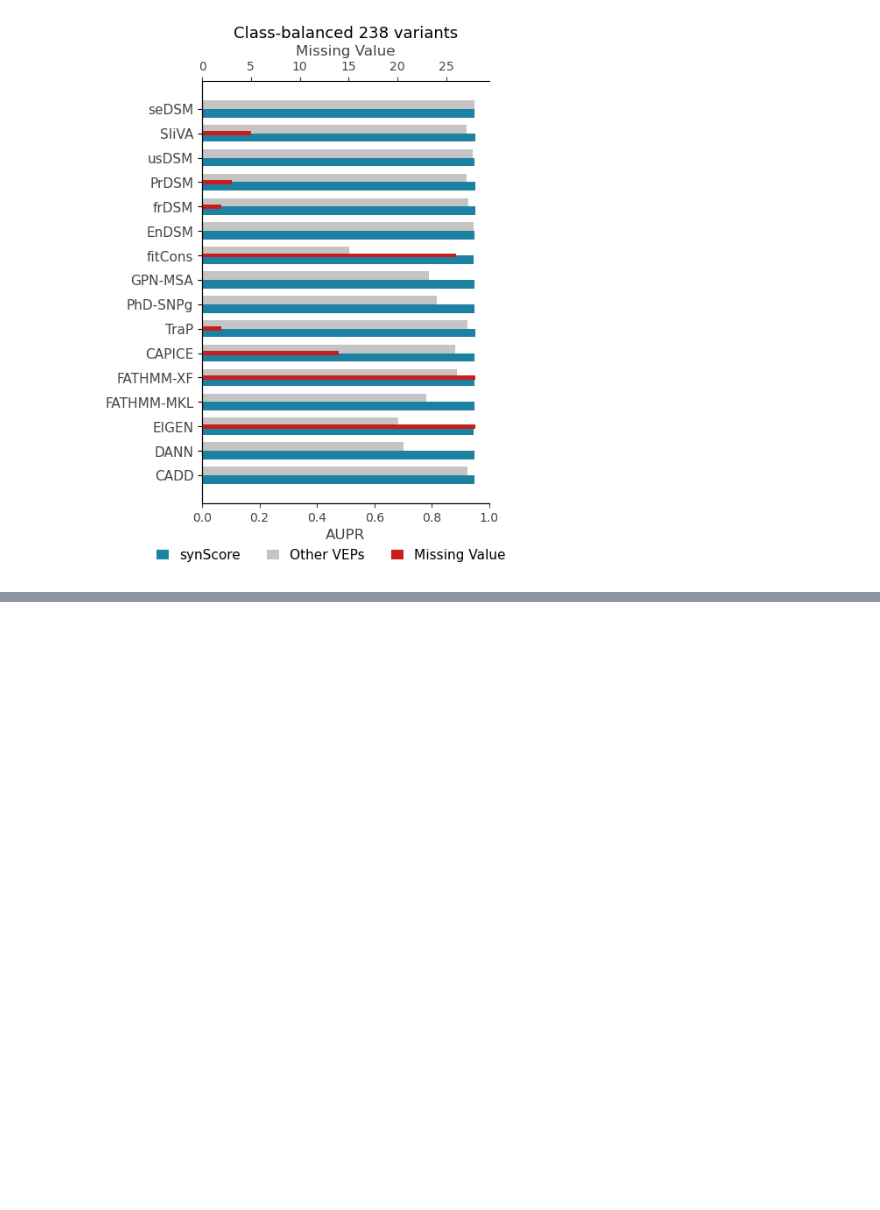
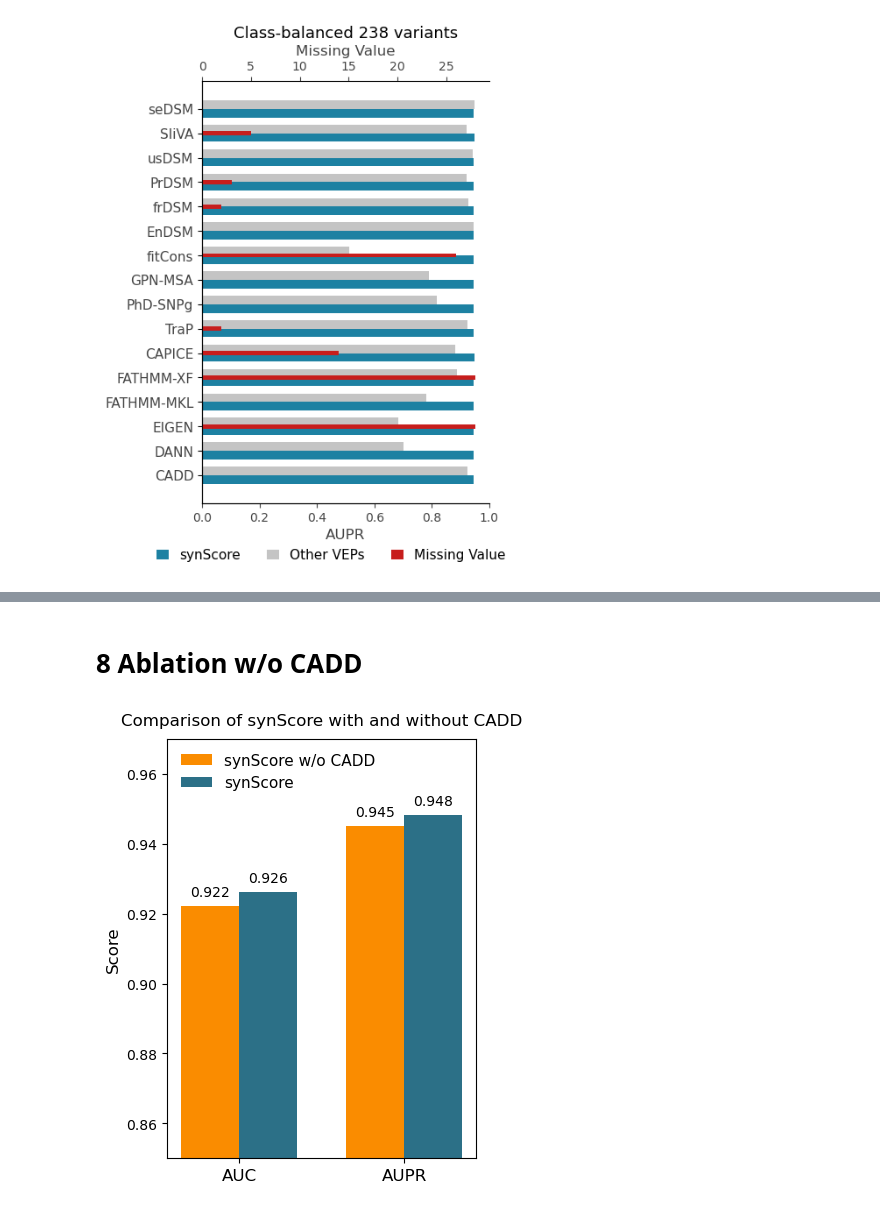
Before and after one commit to xialab-ahu/SynMall, a Jupyter notebook: Code/1-SynMall-Prediciton.ipynb, the cells around one changed output, grey strips where cells are left out. Cells and saved outputs as stored; diff of their text form; code cells hidden in the pictures; blank space fills up the shorter version.

```diff
--- a/Code/1-SynMall-Prediciton.ipynb
+++ b/Code/1-SynMall-Prediciton.ipynb
@@ -910,0 +1023,41 @@ draw_pairwise_aupr(pairwise_df, save_path=None)
+# %% [markdown]
+# 8 Ablation w/o CADD
+# %%
+import matplotlib.pyplot as plt
+import numpy as np
+
+# Data
+synScore_withoutcadd = {'AUC': 0.9222, 'AUPR': 0.9452}
+synScore = {'AUC': 0.9262, 'AUPR': 0.9481}
+
+metrics = ['AUC', 'AUPR']
+values_without = [synScore_withoutcadd[m] for m in metrics]
+values_with = [synScore[m] for m in metrics]
+
+x = np.arange(len(metrics))  # x-axis positions
+width = 0.35  # bar width
+
+# Plotting
+fig, ax = plt.subplots(figsize=(4, 5))
+bars1 = ax.bar(x - width/2, values_without, width, label='synScore w/o CADD', color='#fa8c00')
+bars2 = ax.bar(x + width/2, values_with, width, label='synScore', color='#2c7087')
+
+# Add value labels
+for bar in bars1 + bars2:
+    height = bar.get_height()
+    ax.text(bar.get_x() + bar.get_width()/2, height + 0.002, f'{height:.3f}', ha='center', va='bottom', fontsize=10)
+
+# Configure axes
+ax.set_xticks(x)
+ax.set_xticklabels(metrics, fontsize=12)
+ax.set_ylabel('Score', fontsize=12)
+ax.set_ylim(0.85, 0.97)
+ax.set_title('Comparison of synScore with and without CADD', fontsize=12, pad=10)
+
+# Legend
+ax.legend(fontsize=11, frameon=False, loc='upper left')
+
+plt.tight_layout()
+plt.show()
+# %% [output]
+[figure, added]
```
Also changed, not shown: parts of 16 cells of this notebook, 2 other files.
